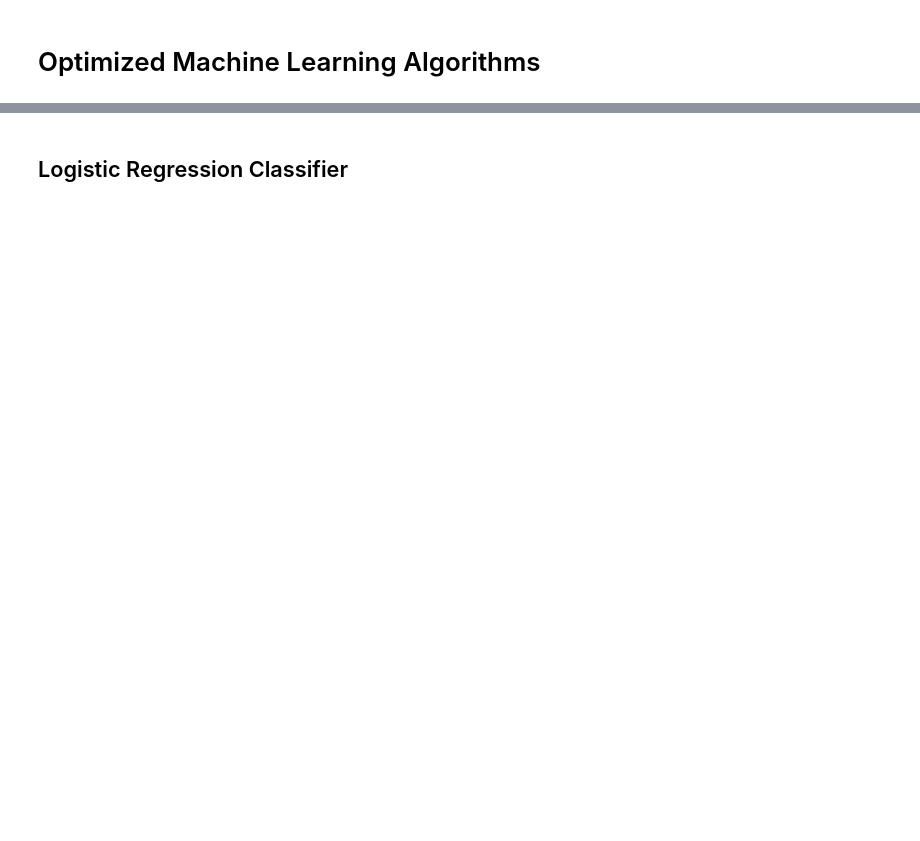
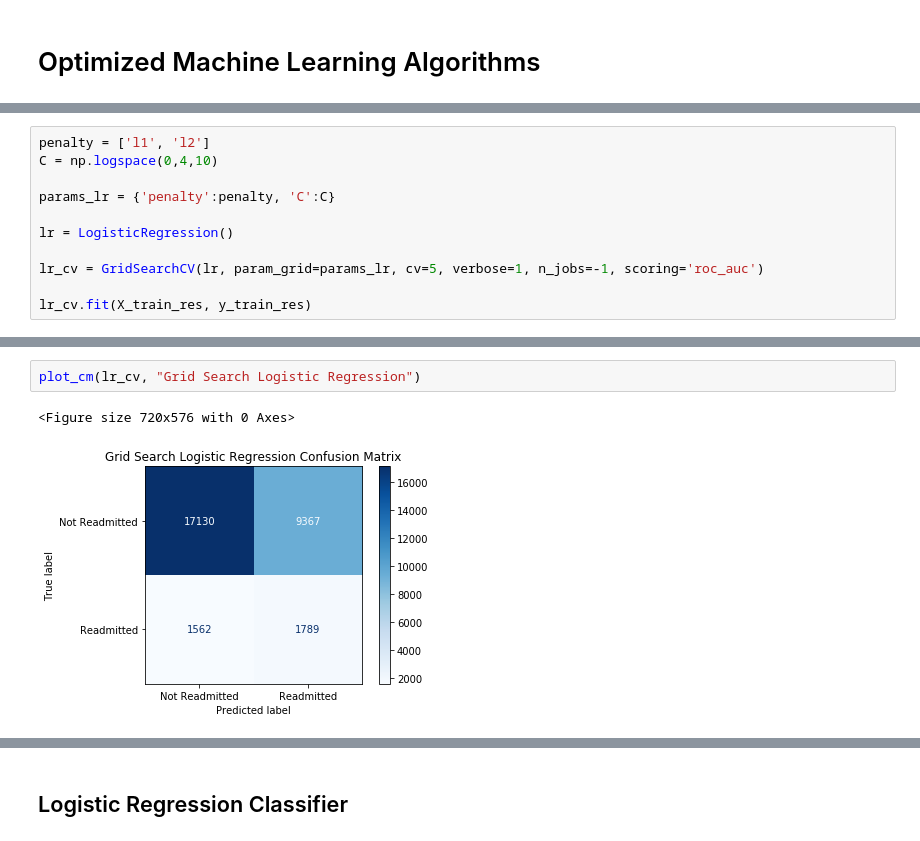
Before and after one commit to rchoi2/Diabetes-Readmission-Classifier, a Jupyter notebook: Diabetes_Classification_EDA.ipynb, the cells around one changed output, grey strips where cells are left out. Cells and saved outputs as stored; diff of their text form; blank space fills up the shorter version.

```diff
--- a/Diabetes_Classification_EDA.ipynb
+++ b/Diabetes_Classification_EDA.ipynb
@@ -538,0 +660,11 @@ dict_keys(['explained_variance', 'r2', 'max_error', 'neg_median_absolute_error',
+# %%
+penalty = ['l1', 'l2']
+C = np.logspace(0,4,10)
+
+params_lr = {'penalty':penalty, 'C':C}
+
+lr = LogisticRegression()
+
+lr_cv = GridSearchCV(lr, param_grid=params_lr, cv=5, verbose=1, n_jobs=-1, scoring='roc_auc')
+
+lr_cv.fit(X_train_res, y_train_res)
@@ -538,0 +700,5 @@ dict_keys(['explained_variance', 'r2', 'max_error', 'neg_median_absolute_error',
+# %%
+plot_cm(lr_cv, "Grid Search Logistic Regression")
+# %% [output]
+<Figure size 720x576 with 0 Axes>
+[figure, added]
```
Also changed, not shown: parts of 37 cells of this notebook.
